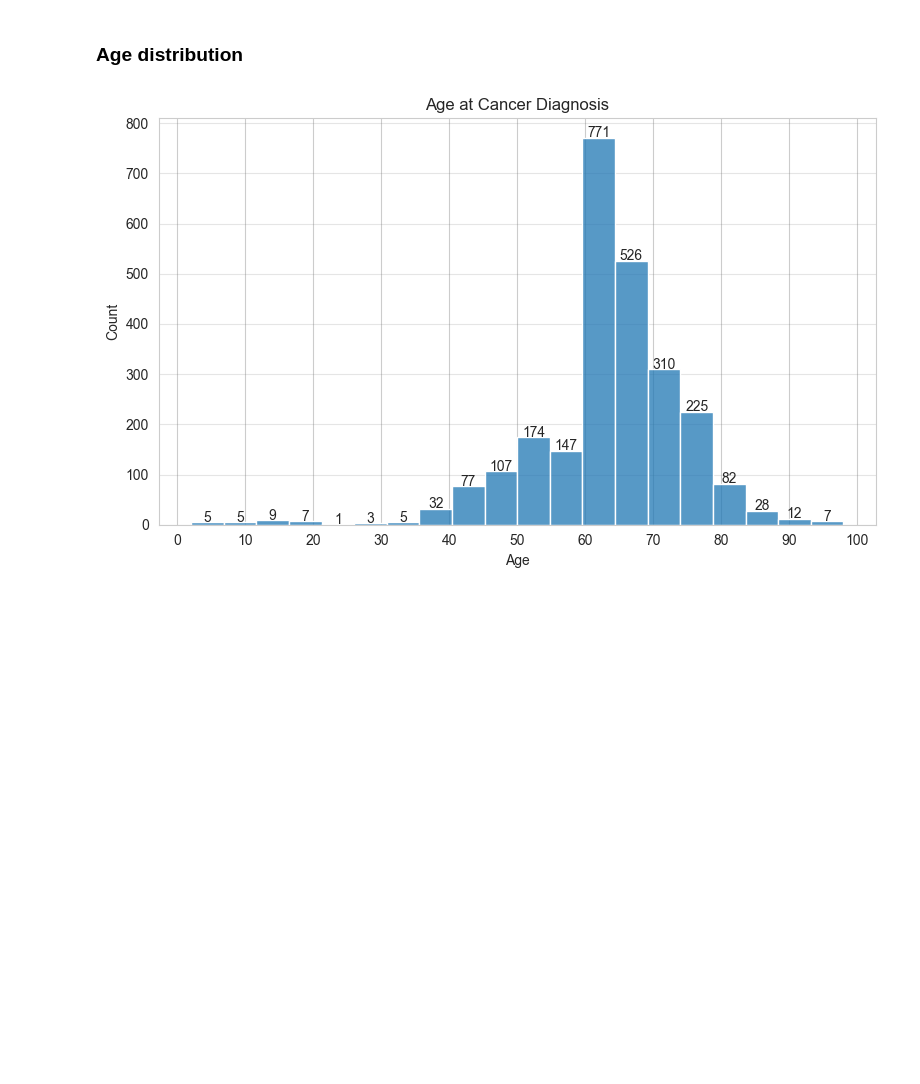
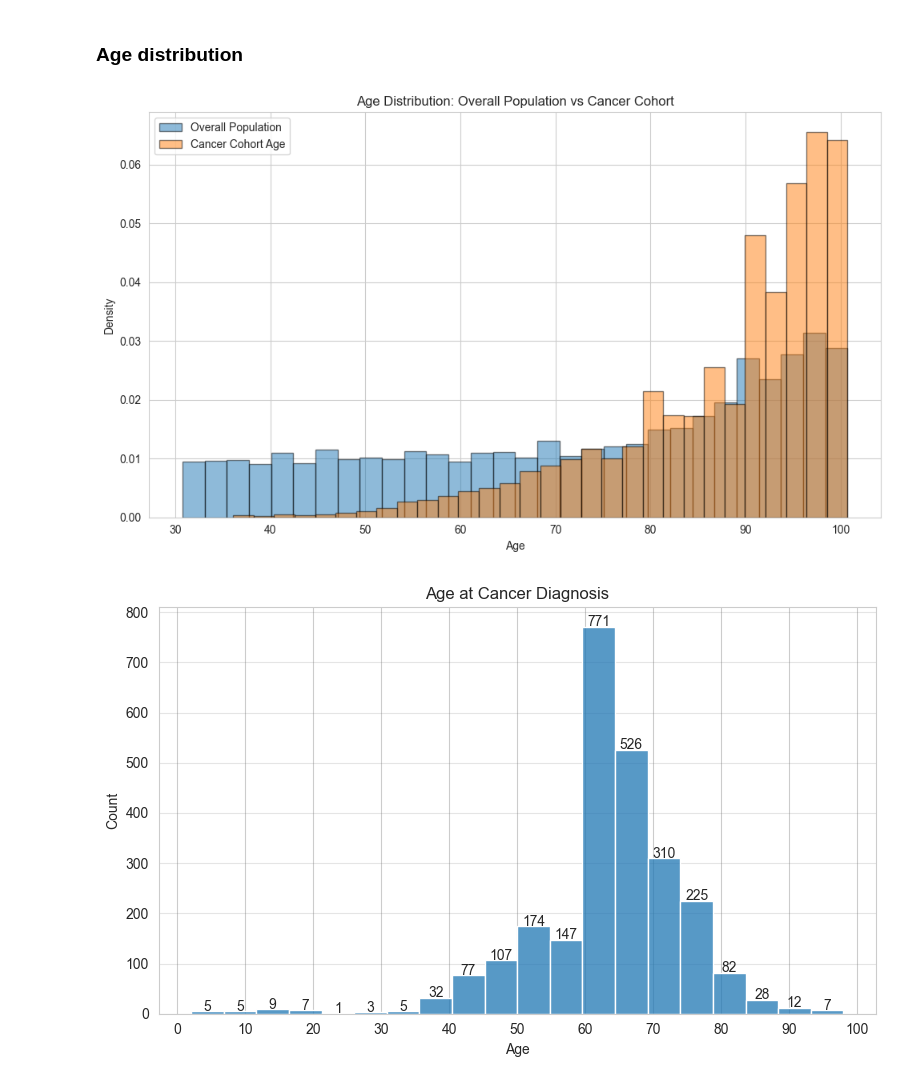
Before and after one commit to yifeikang/ehr-cancer-cohort-analysis, a Jupyter notebook: notebooks/cancer_cohort_notebook.ipynb, the cells around one changed output. Cells and saved outputs as stored; diff of their text form; code cells hidden in the pictures; blank space fills up the shorter version.

```diff
--- a/notebooks/cancer_cohort_notebook.ipynb
+++ b/notebooks/cancer_cohort_notebook.ipynb
@@ -465,6 +465,7 @@ Name: count, dtype: int64
 # %% [markdown]
 # 7. Create Patient-Level Cancer Cohort
 # %%
+patients["AGE"] = (REFERENCE_DATE - patients["BIRTHDATE"]).dt.days / 365.25
 first_cancer_dx = (
     combined_cancer_conditions
     .groupby("PATIENT")["START"]
@@ -489,10 +490,7 @@ cohort.head()
 | 3 | 005ca8f0-e643-f614-fd0a-3872463aaacc | 2014-01-24 | 005ca8f0-e643-f614-fd0a-3872463aaacc | 1945-09-18 | NaT | 999-37-2166 | S99998188 | X20204168X | Mrs. | ... |
 | 4 | 00626e2c-3fbf-3ee4-1f32-ea31daa4e72f | 2011-11-16 | 00626e2c-3fbf-3ee4-1f32-ea31daa4e72f | 1930-10-12 | 2014-02-22 | 999-28-9417 | S99926467 | X3694689X | Ms. | ... |
 # %%
-cohort["AGE_AT_DIAGNOSIS"] = (
-    cohort["FIRST_CANCER_DATE"] -
-    cohort["BIRTHDATE"]
-).dt.days / 365.25
+cohort["AGE_AT_DIAGNOSIS"] = (cohort["FIRST_CANCER_DATE"] - cohort["BIRTHDATE"]).dt.days / 365.25
 
 cohort["AGE_AT_DIAGNOSIS"].describe()
 # %% [output]
@@ -509,6 +507,36 @@ Name: AGE_AT_DIAGNOSIS, dtype: float64
 # 8. Cancer Cohort Demographics
 # %% [markdown]
 ### Age distribution
+# %%
+plt.figure(figsize=(10,6))
+
+plt.hist(
+    patients["AGE"],
+    bins=30,
+    alpha=0.5,
+    density=True,
+    label="Overall Population",
+    edgecolor="black"
+)
+
+plt.hist(
+    cohort["AGE"],
+    bins=30,
+    alpha=0.5,
+    density=True,
+    label="Cancer Cohort Age",
+    edgecolor="black"
+)
+
+plt.xlabel("Age")
+plt.ylabel("Density")
+plt.title("Age Distribution: Overall Population vs Cancer Cohort")
+plt.legend()
+plt.tight_layout()
+plt.savefig(FIG_DIR / "Age_Distribution_cancerVSoverall.png")
+plt.show()
+# %% [output]
+[figure, added]
 # %%
 plt.figure(figsize=(8,5))
 
```
Also changed, not shown: parts of 1 cell of this notebook, 8 other files.
